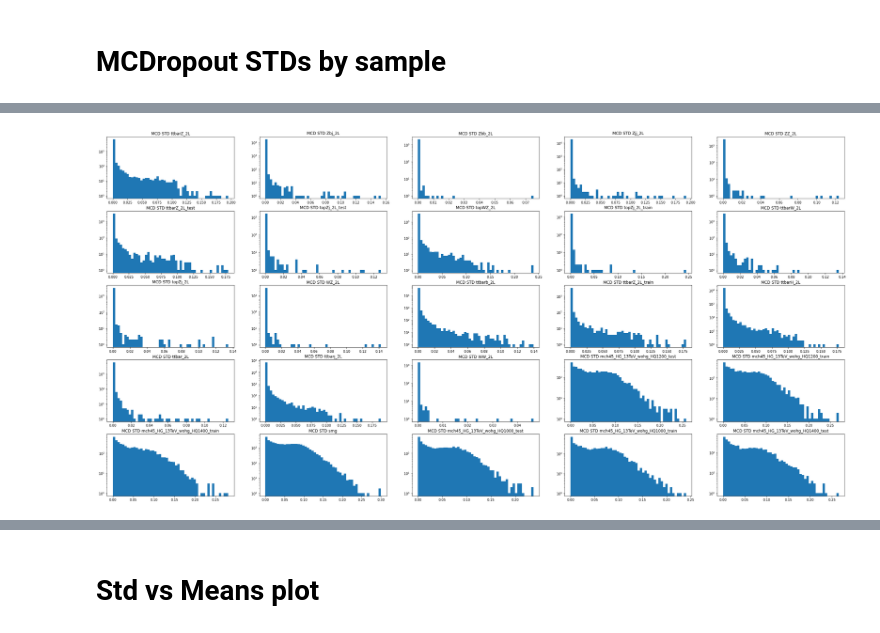
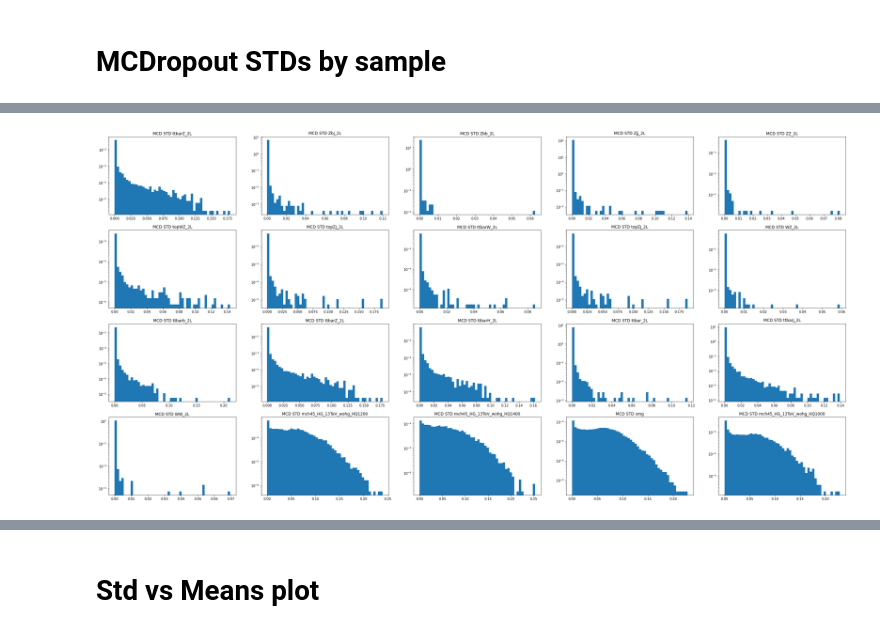
Before and after one commit to GilbertoCunha/LHC-VLQ-Classifier, a Jupyter notebook: VLQs/ModelEvaluation.ipynb, the cells around one changed output, grey strips where cells are left out. Cells and saved outputs as stored; diff of their text form; code cells hidden in the pictures.

Commit message:
refactor hyperparameter search and std sample plots

```diff
--- a/VLQs/ModelEvaluation.ipynb
+++ b/VLQs/ModelEvaluation.ipynb
@@ -32,8 +32,8 @@ X_val
 275892 rows × 71 columns
 # %%
 # Remove samples and weights from X_val
-val_samples = X_val["Sample"]
-val_weights = X_val["gen_weights"]
+val_samples = X_val["Sample"].values
+val_weights = X_val["gen_weights"].values
 X_val.drop(["Sample", "gen_weights"], axis=1, inplace=True)
 # %% [markdown]
 ## Import model
@@ -157,3 +161,11 @@ plt.show()
 samples = glob("data/dileptonic/*.csv")
 samples += glob("data/sm_gluon_vlq/*.csv")
 samples = [sample.split("/")[-1].split(".")[0] for sample in samples]
+# %%
+# Remove duplicate test and train samples
+for i, sample in enumerate(samples):
+    if "test" in sample:
+        del samples[i]
+        i -= 1
+    elif "train" in sample:
+        samples[i] = samples[i].replace("_train", "")
@@ -159,0 +174,6 @@ samples = [sample.split("/")[-1].split(".")[0] for sample in samples]
+# %%
+for i, sample in enumerate(samples):
+    if "test" in sample:
+        del samples[i]
+    elif "train" in sample:
+        samples[i] = samples[i].replace("_train", "")
@@ -160,20 +203,20 @@ samples = [sample.split("/")[-1].split(".")[0] for sample in samples]
 # %%
 # Plot adjustment variables
 num_cols, bins = 5, 50
 
 # Generate the plots
 num_rows = int(np.ceil((len(samples)) / num_cols))
 fig, axs = plt.subplots(num_rows, num_cols, figsize=(40, 20))
 
 # Iterate and generate each data
 for i, sample in enumerate(samples):
     # Plot the data
     row, col = int(i/num_cols), i%num_cols
     axs[row, col].set_title("MCD STD " + sample)
-    axs[row, col].hist(mc_stds[val_samples==sample], bins=50)
+    axs[row, col].hist(mc_stds[val_samples == sample], bins=50, weights=val_weights[val_samples == sample])
     axs[row, col].set_yscale("log")
 
 plt.savefig("plots/stds_distribution_mcd_per_sample.png", dpi=500)
 plt.show()
 # %% [output]
-[figure, old version]
+[figure, new version]
```
Also changed, not shown: parts of 15 cells of this notebook, 2 other files.
